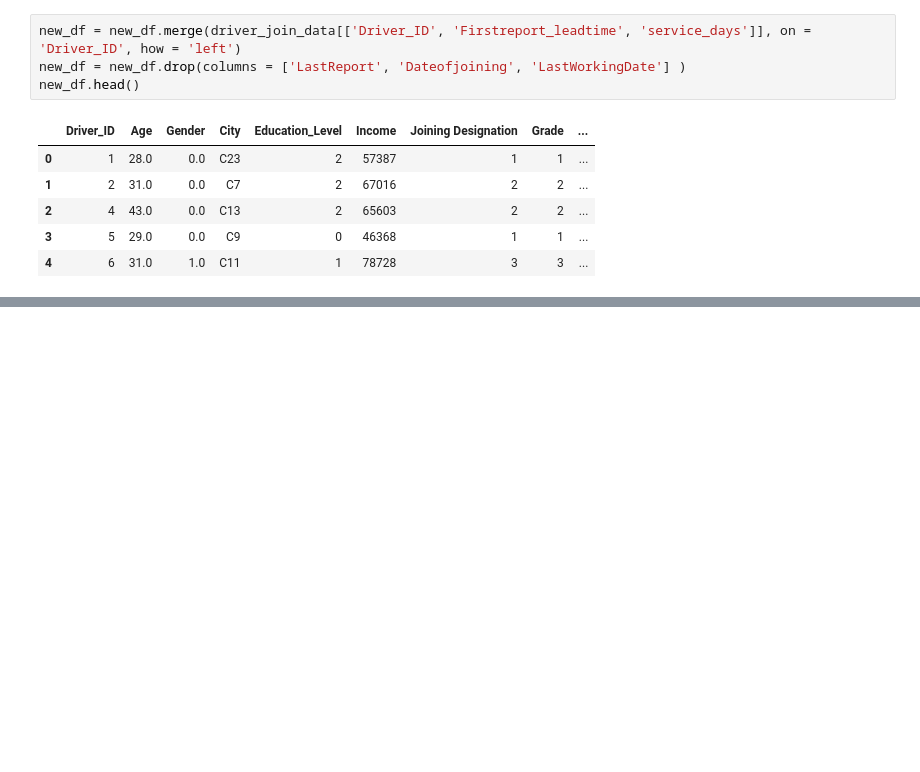
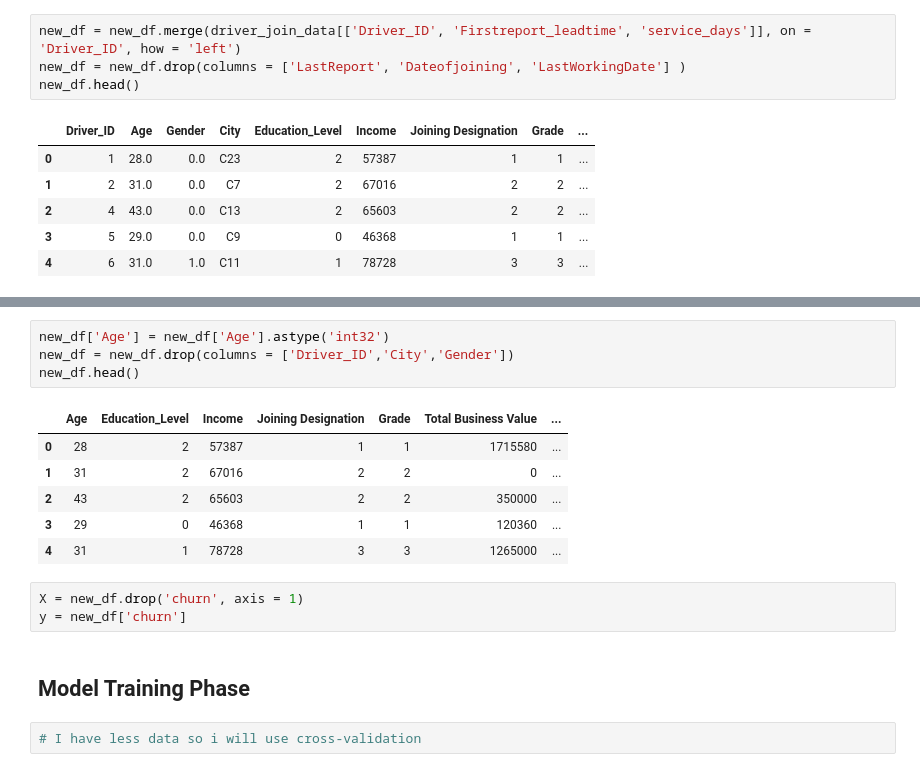
Before and after one commit to BhammarArjun/OLA, a Jupyter notebook: eda.ipynb, the cells around one changed output, grey strips where cells are left out. Saved outputs shown, nothing was run; the diff lists cells and outputs as text; blank space fills up the shorter version.

```diff
--- a/eda.ipynb
+++ b/eda.ipynb
@@ -176,0 +196,18 @@ new_df.head()
+# %%
+new_df['Age'] = new_df['Age'].astype('int32')
+new_df = new_df.drop(columns = ['Driver_ID','City','Gender'])
+new_df.head()
+# %% [output]
+|  | Age | Education_Level | Income | Joining Designation | Grade | Total Business Value | ... |
+| 0 | 28 | 2 | 57387 | 1 | 1 | 1715580 | ... |
+| 1 | 31 | 2 | 67016 | 2 | 2 | 0 | ... |
+| 2 | 43 | 2 | 65603 | 2 | 2 | 350000 | ... |
+| 3 | 29 | 0 | 46368 | 1 | 1 | 120360 | ... |
+| 4 | 31 | 1 | 78728 | 3 | 3 | 1265000 | ... |
+# %%
+X = new_df.drop('churn', axis = 1)
+y = new_df['churn']
+# %% [markdown]
+## Model Training Phase
+# %%
+# I have less data so i will use cross-validation
```
Also changed, not shown: parts of 5 cells of this notebook, 2 other files.
